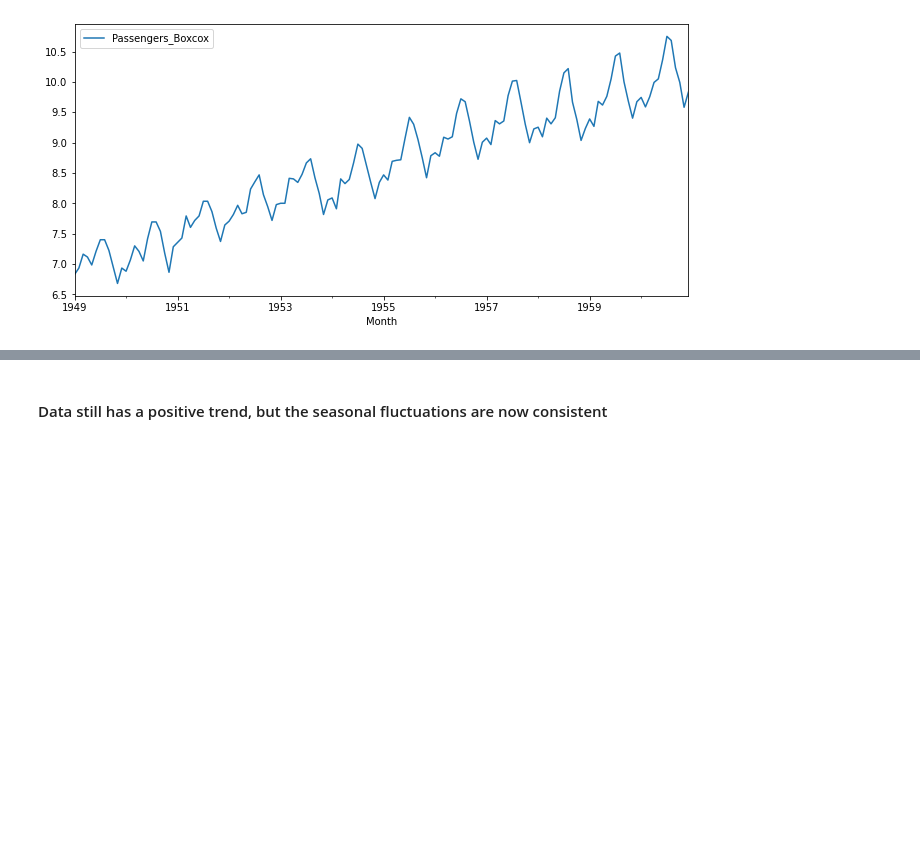
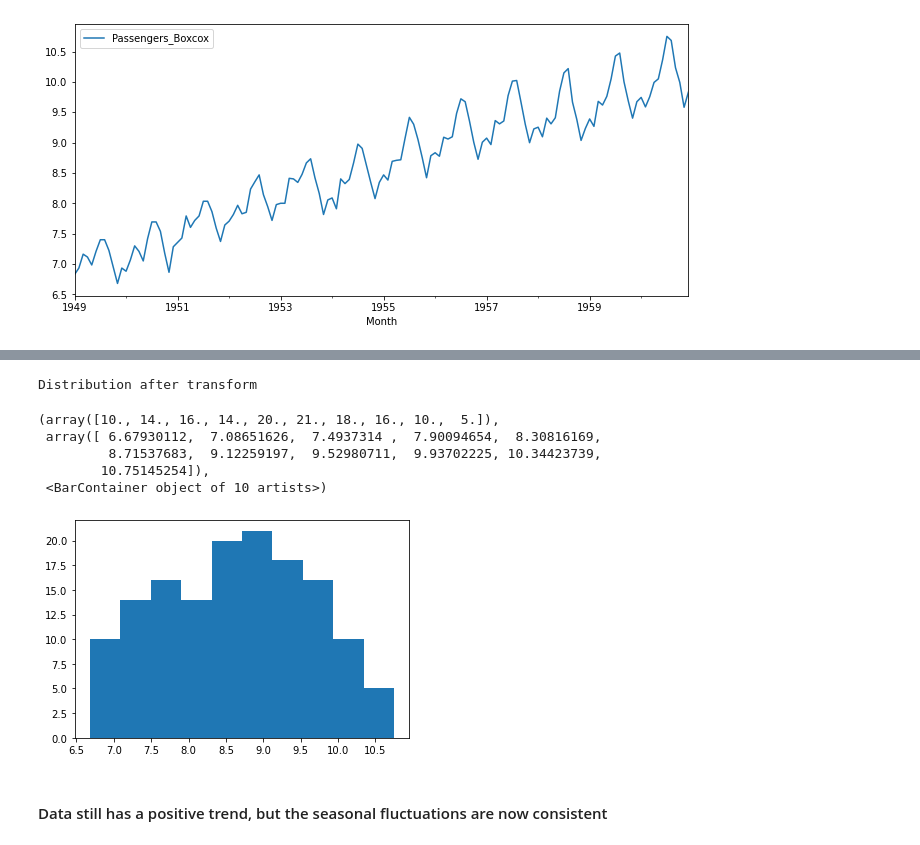
Before and after one commit to domhon/forecasting, a Jupyter notebook: forecasting.ipynb, the cells around one changed output, grey strips where cells are left out. Saved outputs shown, nothing was run; the diff lists cells and outputs as text; code cells hidden in the pictures; blank space fills up the shorter version.

```diff
--- a/forecasting.ipynb
+++ b/forecasting.ipynb
@@ -427,3 +437,14 @@ data_arima.plot(x='Month',y='Passengers_Boxcox')
+# %%
+print('Distribution after transform')
+plt.hist(x=data_arima['Passengers_Boxcox'])
+# %% [output]
+Distribution after transform
+(array([10., 14., 16., 14., 20., 21., 18., 16., 10.,  5.]),
+ array([ 6.67930112,  7.08651626,  7.4937314 ,  7.90094654,  8.30816169,
+         8.71537683,  9.12259197,  9.52980711,  9.93702225, 10.34423739,
+        10.75145254]),
+ <BarContainer object of 10 artists>)
+[figure, added]
 # %% [markdown]
 #### Data still has a positive trend, but the seasonal fluctuations are now consistent
 # %%
```
Also changed, not shown: parts of 2 cells of this notebook.
